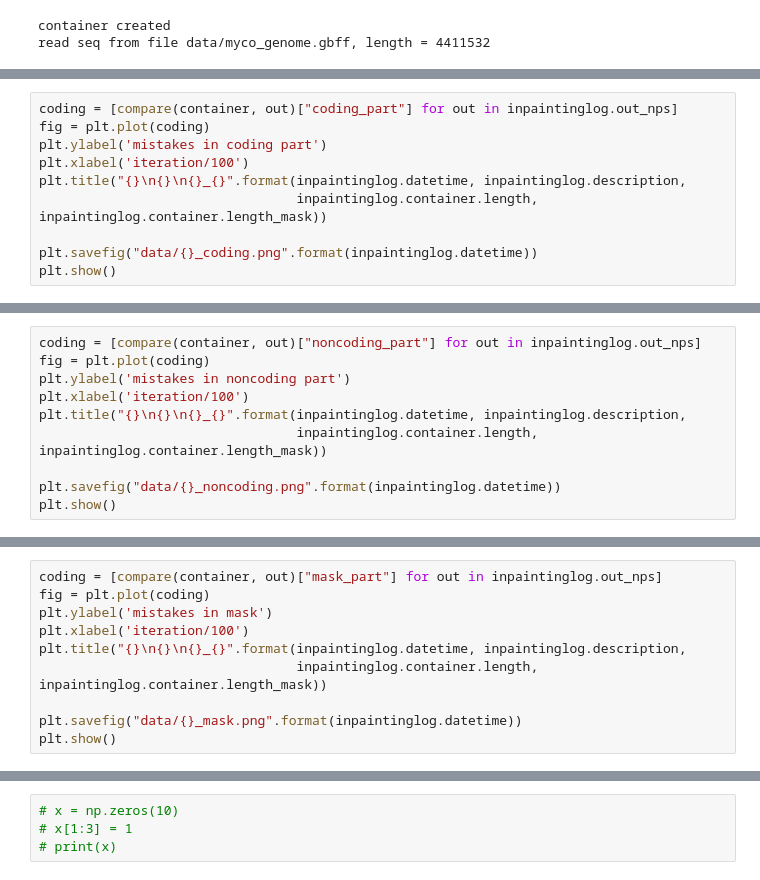
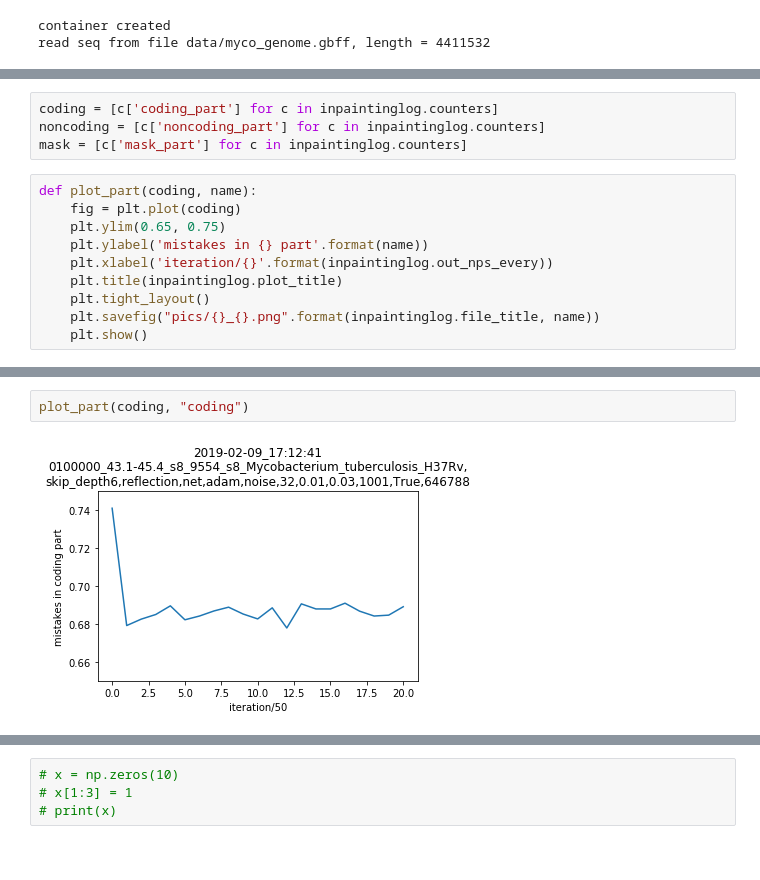
Before and after one commit to litvinanna/deep-image-prior, a Jupyter notebook: inpainting_genome.ipynb, the cells around one changed output, grey strips where cells are left out. Drawn from its saved outputs; the diff is of its cells as text.

```diff
--- a/inpainting_genome.ipynb
+++ b/inpainting_genome.ipynb
@@ -405,10 +513,14 @@ mask    coding  noncod  freqs   +-      free
+# %%
+coding = [c['coding_part'] for c in inpaintinglog.counters]
+noncoding = [c['noncoding_part'] for c in inpaintinglog.counters]
+mask = [c['mask_part'] for c in inpaintinglog.counters]
 # %%
-coding = [compare(container, out)["coding_part"] for out in inpaintinglog.out_nps]
-fig = plt.plot(coding)
-plt.ylabel('mistakes in coding part')
-plt.xlabel('iteration/100')
-plt.title("{}\n{}\n{}_{}".format(inpaintinglog.datetime, inpaintinglog.description,
-                                 inpaintinglog.container.length, inpaintinglog.container.length_mask))
-
-plt.savefig("data/{}_coding.png".format(inpaintinglog.datetime))
-plt.show()
+def plot_part(coding, name):
+    fig = plt.plot(coding)
+    plt.ylim(0.65, 0.75)
+    plt.ylabel('mistakes in {} part'.format(name))
+    plt.xlabel('iteration/{}'.format(inpaintinglog.out_nps_every))
+    plt.title(inpaintinglog.plot_title)
+    plt.tight_layout()
+    plt.savefig("pics/{}_{}.png".format(inpaintinglog.file_title, name))
+    plt.show()
@@ -417,10 +526,0 @@ plt.show()
-# %%
-coding = [compare(container, out)["noncoding_part"] for out in inpaintinglog.out_nps]
-fig = plt.plot(coding)
-plt.ylabel('mistakes in noncoding part')
-plt.xlabel('iteration/100')
-plt.title("{}\n{}\n{}_{}".format(inpaintinglog.datetime, inpaintinglog.description,
-                                 inpaintinglog.container.length, inpaintinglog.container.length_mask))
-
-plt.savefig("data/{}_noncoding.png".format(inpaintinglog.datetime))
-plt.show()
@@ -429,10 +526,0 @@ plt.show()
-# %%
-coding = [compare(container, out)["mask_part"] for out in inpaintinglog.out_nps]
-fig = plt.plot(coding)
-plt.ylabel('mistakes in mask')
-plt.xlabel('iteration/100')
-plt.title("{}\n{}\n{}_{}".format(inpaintinglog.datetime, inpaintinglog.description,
-                                 inpaintinglog.container.length, inpaintinglog.container.length_mask))
-
-plt.savefig("data/{}_mask.png".format(inpaintinglog.datetime))
-plt.show()
@@ -440,0 +527,4 @@ plt.show()
+# %%
+plot_part(coding, "coding")
+# %% [output]
+[figure, added]
```
Also changed, not shown: parts of 18 cells of this notebook.
